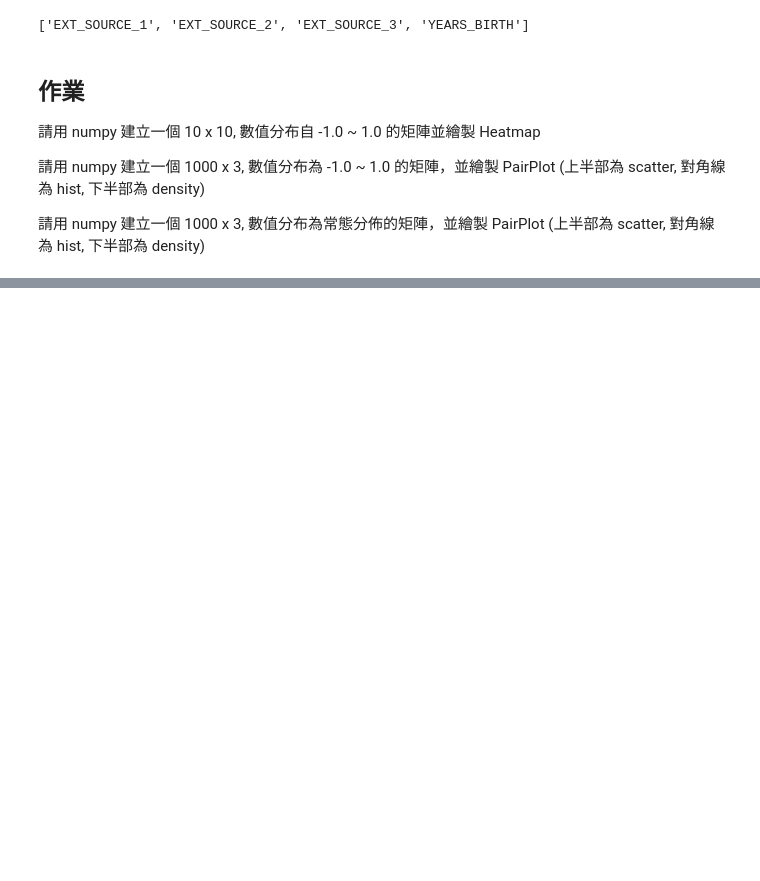
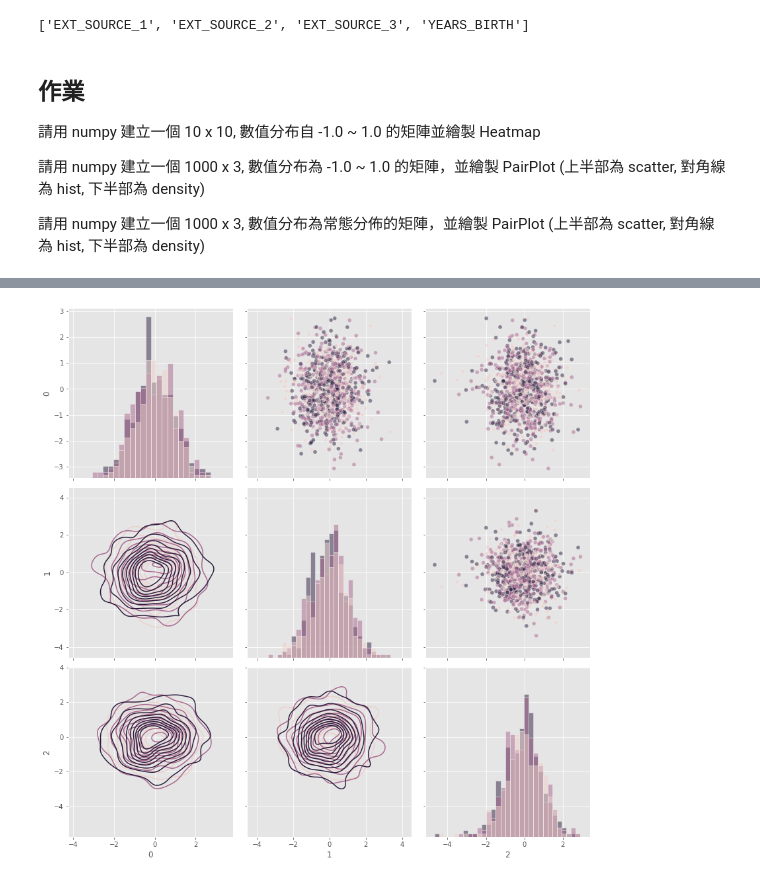
Before and after one commit to francislin871206/4th-ML100Days, a Jupyter notebook: Day_020_HW_practice.ipynb, the cells around one changed output, grey strips where cells are left out. Saved outputs shown, nothing was run; the diff lists cells and outputs as text; code cells hidden in the pictures; blank space fills up the shorter version.

```diff
--- a/Day_020_HW_practice.ipynb
+++ b/Day_020_HW_practice.ipynb
@@ -136,0 +143,8 @@ array([-1.        , -0.97979798, -0.95959596, -0.93939394, -0.91919192,
+# %%
+data = np.random.randn(1000,3)
+matrix_2 = (data + data.mean())*data.std()
+
+indice_1 = np.random.choice([1,2,3,],size = 1000)
+
+plot_data_1 = pd.DataFrame(matrix_2, indice_1).reset_index()
+print(plot_data_1)
@@ -136,0 +166,12 @@ array([-1.        , -0.97979798, -0.95959596, -0.93939394, -0.91919192,
+# %%
+grid_2 = sns.PairGrid(data = plot_data_1, hue = 'index',size = 4,diag_sharey = 'True' ,\
+                     vars = [x for x in list(plot_data_1.columns) if x != 'index'])
+
+grid_2.map_upper(sns.scatterplot, alpha =0.5)
+grid_2.map_diag(sns.histplot,alpha = 0.5)
+grid_2.map_lower(sns.kdeplot,cmap = plt.cm.RdYlBu_r)
+
+
+plt.show()
+# %% [output]
+[figure, added]
```
Also changed, not shown: parts of 8 cells of this notebook.
